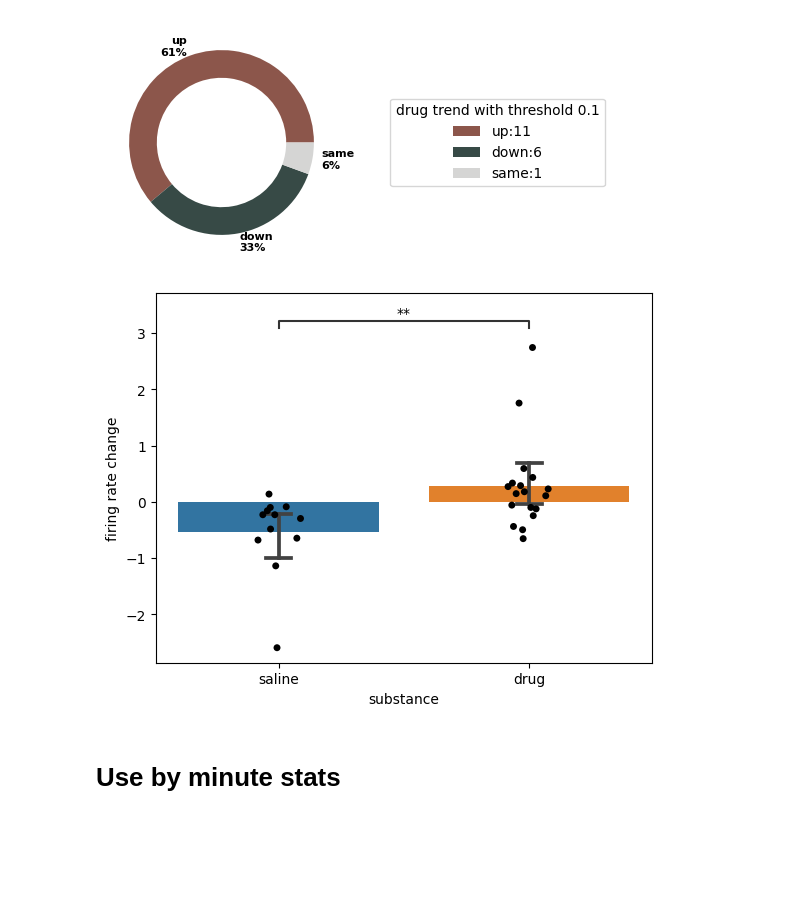
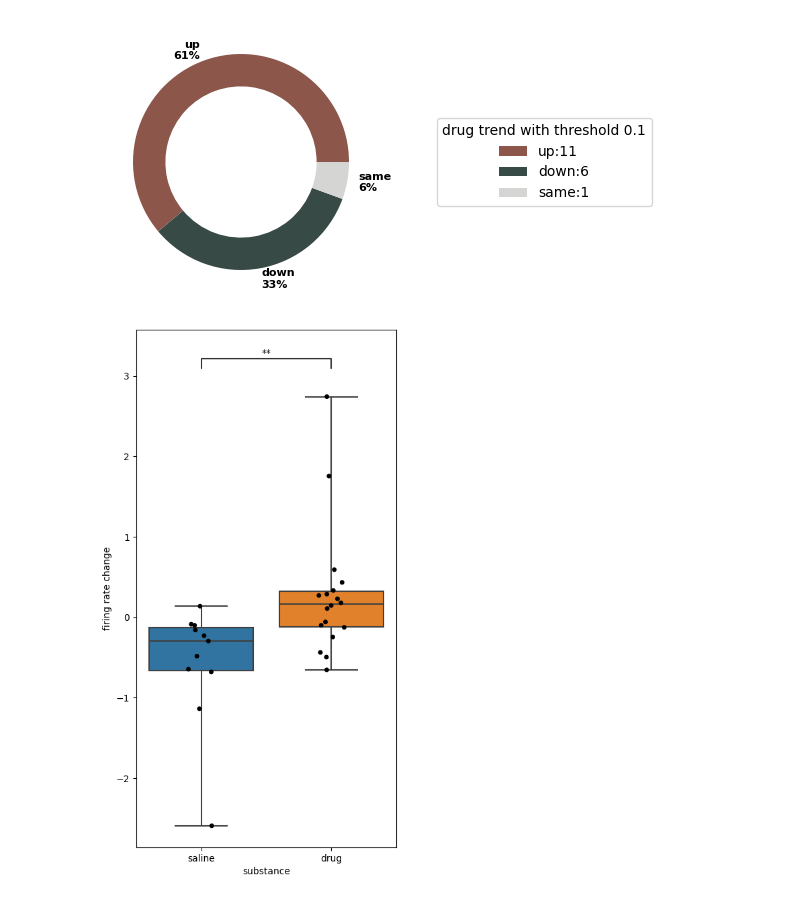
Before and after one commit to xinhez/Ghost_Project-2, a Jupyter notebook: plot_2nd_deepbrain.ipynb, the cells around one changed output. Cells and saved outputs as stored; diff of their text form; code cells hidden in the pictures; blank space fills up the shorter version.

```diff
--- a/plot_2nd_deepbrain.ipynb
+++ b/plot_2nd_deepbrain.ipynb
@@ -362,26 +397,27 @@ ax.legend(wedges, trend_counts,
         title=f'{substance} trend with threshold {no_change_threshold}',
         loc="center left",
         bbox_to_anchor=(1.2, 0, 0.5, 1))
-
+plt.tight_layout()
+plt.savefig(f'{figure_output_folder}/drug_donut.pdf', bbox_inches='tight')
 plt.setp(autotexts, size=8, weight="bold")
 plt.show()
 # %% [output]
-[figure, old version]
+[figure, new version]
 # %%
 
 df = []
 for substance, diffs in rate_diffs.items():
     df.append(pd.DataFrame({'substance': substance, 'firing rate change': diffs}))
 df = pd.concat(df)
-plt.figure()
+plt.figure(figsize=(5, 10))
 ax = plt.gca()
-sns.barplot(data=df, x='substance', y='firing rate change', capsize=0.1, ax=ax)
+# sns.barplot(data=df, x='substance', y='firing rate change', capsize=0.1, ax=ax)
+sns.boxplot(data=df, x='substance', y='firing rate change', ax=ax, whis=(0, 100))
 sns.stripplot(data=df, x='substance', y='firing rate change', ax=ax, color='black')
 annotator = Annotator(ax, [('saline', 'drug')], verbose=False, data=df, x='substance', y='firing rate change')
 annotator.configure(test="t-test_welch").apply_and_annotate() # t-test_ind, t-test_welch, t-test_paired, Mann-Whitney, Mann-Whitney-gt, Mann-Whitney-ls, Levene, Wilcoxon, Kruskal, Brunner-Munzel
+plt.savefig(f'{figure_output_folder}/comparison.pdf')
 plt.show()
 plt.close()
 # %% [output]
-[figure, old version]
+[figure, new version]
-# %% [markdown]
-# Use by minute stats
```
Also changed, not shown: parts of 11 cells of this notebook.
